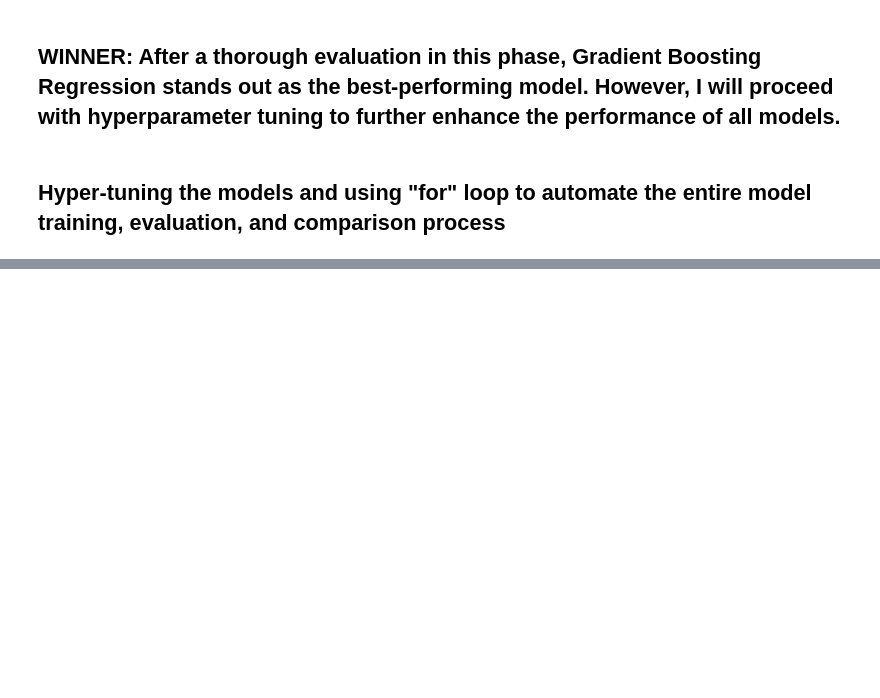
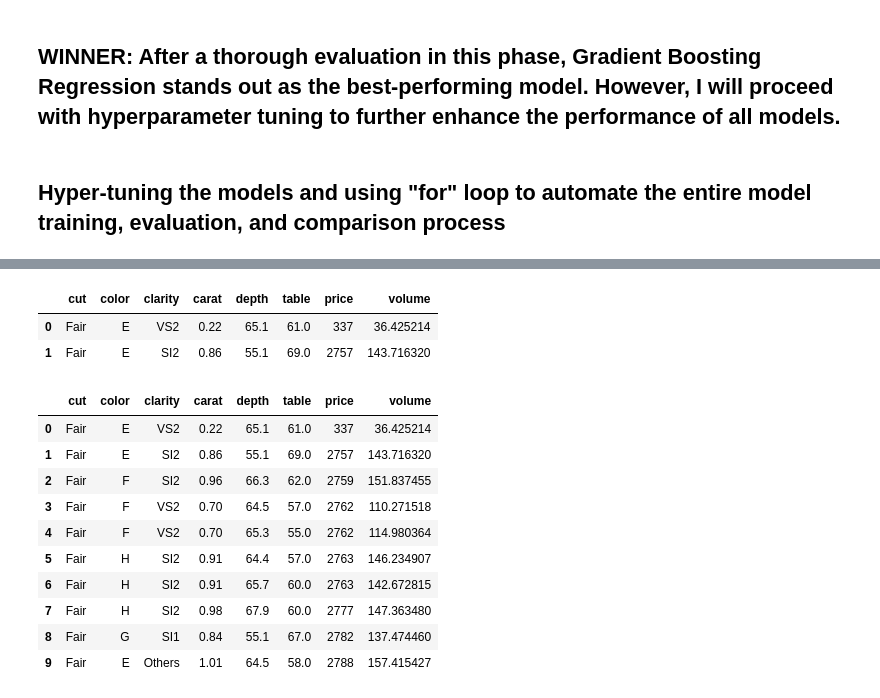
Before and after one commit to TeslimAdeyanju/4-Portfolio-SDS-CP023-diamond-price-predictor, a Jupyter notebook: submissions-team/Patrick-Edosoma/diamond_notebook.ipynb, the cells around one changed output, grey strips where cells are left out. Cells and saved outputs as stored; diff of their text form; code cells hidden in the pictures; blank space fills up the shorter version.

```diff
--- a/submissions-team/Patrick-Edosoma/diamond_notebook.ipynb
+++ b/submissions-team/Patrick-Edosoma/diamond_notebook.ipynb
@@ -804,0 +894,3 @@ def train_and_predict_with_hyperparameter_tuning(X_train, X_test, y_train, y_tes
+# %%
+df = pd.read_csv("/Users/sot/SDS-CP023-diamond-price-predictor/submissions-team/Patrick-Edosoma/type of the Diamond new.csv")
+df['clarity'] = df['clarity'].replace({'IF': 'Others', 'I1': 'Others'})
@@ -804,0 +942,27 @@ def train_and_predict_with_hyperparameter_tuning(X_train, X_test, y_train, y_tes
+# %%
+df['volume'] = df['x (Premium)'] * df['z (Very Good)'] * df['y (Good)']
+# %%
+df.drop(columns=['x (Premium)', 'z (Very Good)', 'y (Good)'], inplace=True)
+# %%
+df.head(2)
+# %% [output]
+|  | cut | color | clarity | carat | depth | table | price | volume |
+| 0 | Fair | E | VS2 | 0.22 | 65.1 | 61.0 | 337 | 36.425214 |
+| 1 | Fair | E | SI2 | 0.86 | 55.1 | 69.0 | 2757 | 143.716320 |
+# %%
+
+df_subset = df.iloc[:10]
+# %%
+df_subset
+# %% [output]
+|  | cut | color | clarity | carat | depth | table | price | volume |
+| 0 | Fair | E | VS2 | 0.22 | 65.1 | 61.0 | 337 | 36.425214 |
+| 1 | Fair | E | SI2 | 0.86 | 55.1 | 69.0 | 2757 | 143.716320 |
+| 2 | Fair | F | SI2 | 0.96 | 66.3 | 62.0 | 2759 | 151.837455 |
+| 3 | Fair | F | VS2 | 0.70 | 64.5 | 57.0 | 2762 | 110.271518 |
+| 4 | Fair | F | VS2 | 0.70 | 65.3 | 55.0 | 2762 | 114.980364 |
+| 5 | Fair | H | SI2 | 0.91 | 64.4 | 57.0 | 2763 | 146.234907 |
+| 6 | Fair | H | SI2 | 0.91 | 65.7 | 60.0 | 2763 | 142.672815 |
+| 7 | Fair | H | SI2 | 0.98 | 67.9 | 60.0 | 2777 | 147.363480 |
+| 8 | Fair | G | SI1 | 0.84 | 55.1 | 67.0 | 2782 | 137.474460 |
+| 9 | Fair | E | Others | 1.01 | 64.5 | 58.0 | 2788 | 157.415427 |
```
Also changed, not shown: parts of 41 cells of this notebook, 3 other files.
